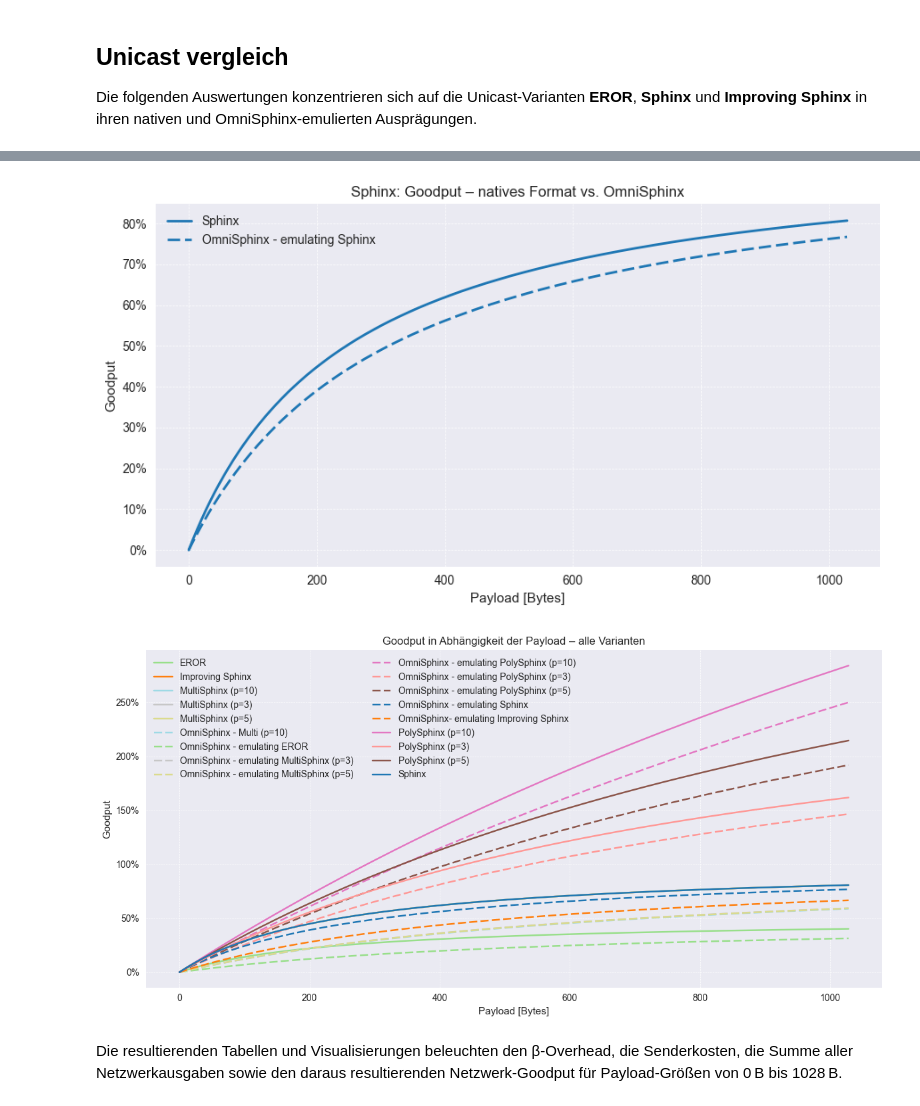
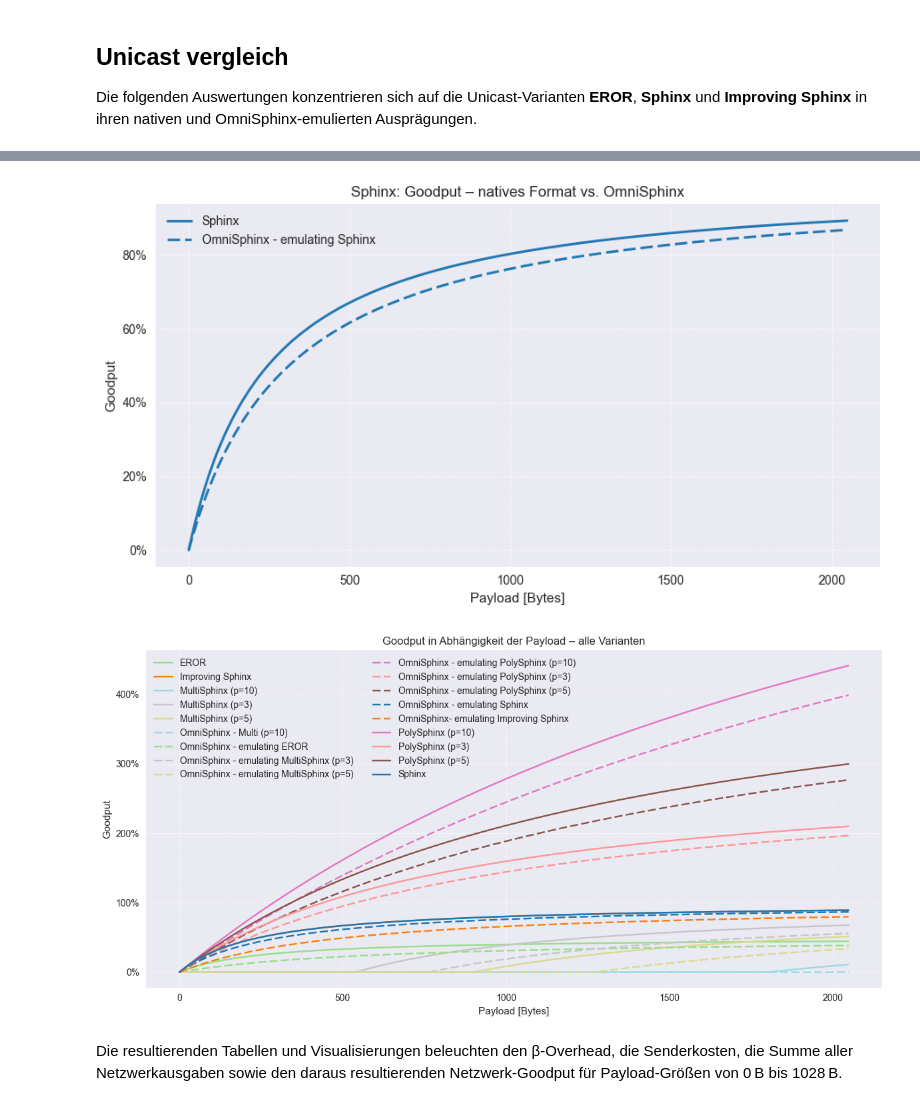
Before and after one commit to kit-ps/OmniSphinx, a Jupyter notebook: size_evaluation.ipynb, the cells around one changed output, grey strips where cells are left out. Cells and saved outputs as stored; diff of their text form; code cells hidden in the pictures.

Commit message:
Reimplement MultiSphinx in eval to make sure that messagebits is correct computed

```diff
--- a/size_evaluation.ipynb
+++ b/size_evaluation.ipynb
@@ -328,14 +335,18 @@ def multi_relay_instruction_bits(*, kappa_bits: int = KAPPA_BYTES) -> int:
     load_next_hop = kappa_bits + 3 * BITS_PER_BYTE
     concat_ops = 2 * 4 * BITS_PER_BYTE
     mac_verify_hash = (3 + 3 + 3) * BITS_PER_BYTE
-    decrypt_bits = 4 * BITS_PER_BYTE
+    PayLoad_hash = 3 * BITS_PER_BYTE
+    PRGcreate = 4 * BITS_PER_BYTE
+    XOR = 4 * BITS_PER_BYTE
     forward_bits = 2 * BITS_PER_BYTE
     return (
         load_payload_mac
         + load_next_hop
         + concat_ops
         + mac_verify_hash
-        + decrypt_bits
+		+ PayLoad_hash
+		+ PRGcreate
+		+ XOR
         + forward_bits
         + BITS_PER_BYTE
     )
@@ -347,18 +358,28 @@ def multi_replication_instruction_bits(p: int, *, kappa_bits: int = KAPPA_BYTES,
     load_payload_mac = kappa_bits + 3 * BITS_PER_BYTE
     concat_ops = 2 * 4 * BITS_PER_BYTE
     mac_verify_hash = (3 + 3 + 3) * BITS_PER_BYTE
-    decrypt_bits = 4 * BITS_PER_BYTE
     length_loads = 2 * (BITS_PER_BYTE + 3 * BITS_PER_BYTE)
-    load_next_hops = p * kappa_bits + 3 * BITS_PER_BYTE
+    hash_payload = 3 * BITS_PER_BYTE
+    PRG_payload = 4 * BITS_PER_BYTE
+    XOR_payload = 4 * BITS_PER_BYTE
+    load_next_hops_length = 3 * BITS_PER_BYTE
+    copy = 3 * BITS_PER_BYTE
+    load_payload_Length = 4 * BITS_PER_BYTE
+    load_header_Length = 4 * BITS_PER_BYTE
     loop_setup = 3 * BITS_PER_BYTE
-    iter_bits = (4  + 4 + 4 + 4 + 3 + 4 + 4 + 4 + 2) * BITS_PER_BYTE # STORE_MULTIPLE + STORE_MULTIPLE + storeBytes + concate + hash+ prg + concate + store
+    iter_bits = (4  + 4 + 4 + 2) * BITS_PER_BYTE # 3 * Cutbytes + Forward
     return (
         load_payload_mac
         + concat_ops
         + mac_verify_hash
-        + decrypt_bits
         + length_loads
-        + load_next_hops
+		+ hash_payload
+		+ PRG_payload
+		+ XOR_payload
+		+ load_next_hops_length
+		+ copy
+		+ load_payload_Length
+		+ load_header_Length
         + loop_setup
         + iter_bits
         + BITS_PER_BYTE
@@ -451,12 +472,12 @@ def omni_multi_beta_bits(p: int, *, path_length: int = PATH_LENGTH, kappa_bits:
     """Beta length before replication for OmniSphinx emulating MultiSphinx."""
     instr_bits_relay = multi_relay_instruction_bits()
     instr_bits_replication = multi_replication_instruction_bits(p)
-    return (instr_bits_relay + kappa_bits + BITS_PER_BYTE) * ((2*path_length) - 1) + (instr_bits_replication + kappa_bits + BITS_PER_BYTE)
+    return (instr_bits_relay + kappa_bits + BITS_PER_BYTE) * ((path_length/2) - 1) + (instr_bits_replication + kappa_bits + BITS_PER_BYTE)
 
 def native_multi_beta_bits(*, path_length: int = PATH_LENGTH, kappa_bits: int = KAPPA_BITS,) -> int:
     """beta length for native MultiSphinx."""
 
-    return path_length *  (2 * kappa_bits + BITS_PER_BYTE)
+    return path_length *  ((2 * kappa_bits + BITS_PER_BYTE)/2) + (2 * kappa_bits + BITS_PER_BYTE)
 # %%
 
 # Variant description
@@ -627,6 +648,14 @@ def variant_effective_payload_bits(payload_bits: int, variant: Variant) -> float
 
     if variant.family == "EROR":
         return payload_bits / 2
+
+    if variant.family == "MultiSphinx":
+        header_bits = ALPHA_BITS + GAMMA_BITS + variant.beta_min
+        print("Header Bits:", header_bits)
+        message_bits = payload_bits - (header_bits * variant.p)
+        if message_bits <= 0:
+            return 0.0
+        return message_bits
     return payload_bits
 
 
@@ -788,7 +817,7 @@ plt.show()
 Die folgenden Auswertungen konzentrieren sich auf die Unicast-Varianten **EROR**, **Sphinx** und **Improving Sphinx** in ihren nativen
 und OmniSphinx-emulierten Ausprägungen.
 # %%
-PAYLOAD_MAX_BYTES = 1028
+PAYLOAD_MAX_BYTES = 2048
 PAYLOAD_STEP_BYTES = 1
 
 payload_range_bytes = np.arange(0, PAYLOAD_MAX_BYTES + PAYLOAD_STEP_BYTES, PAYLOAD_STEP_BYTES)
@@ -899,5 +928,5 @@ plt.show()
-[figure, old version]
+[figure, new version]
-[figure, old version]
+[figure, new version]
 # %% [markdown]
 Die resultierenden Tabellen und Visualisierungen beleuchten den β-Overhead, die Senderkosten, die Summe aller Netzwerkausgaben
 sowie den daraus resultierenden Netzwerk-Goodput für Payload-Größen von 0 B bis 1028 B.
```
Also changed, not shown: parts of 18 cells of this notebook, 5 other files.
